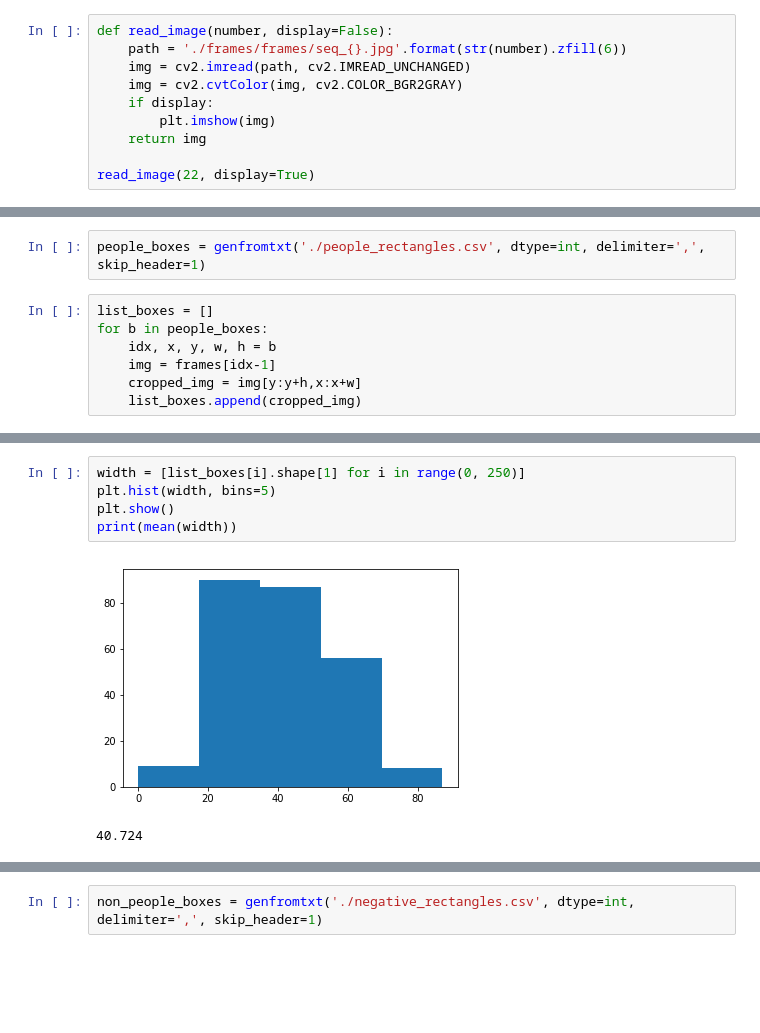
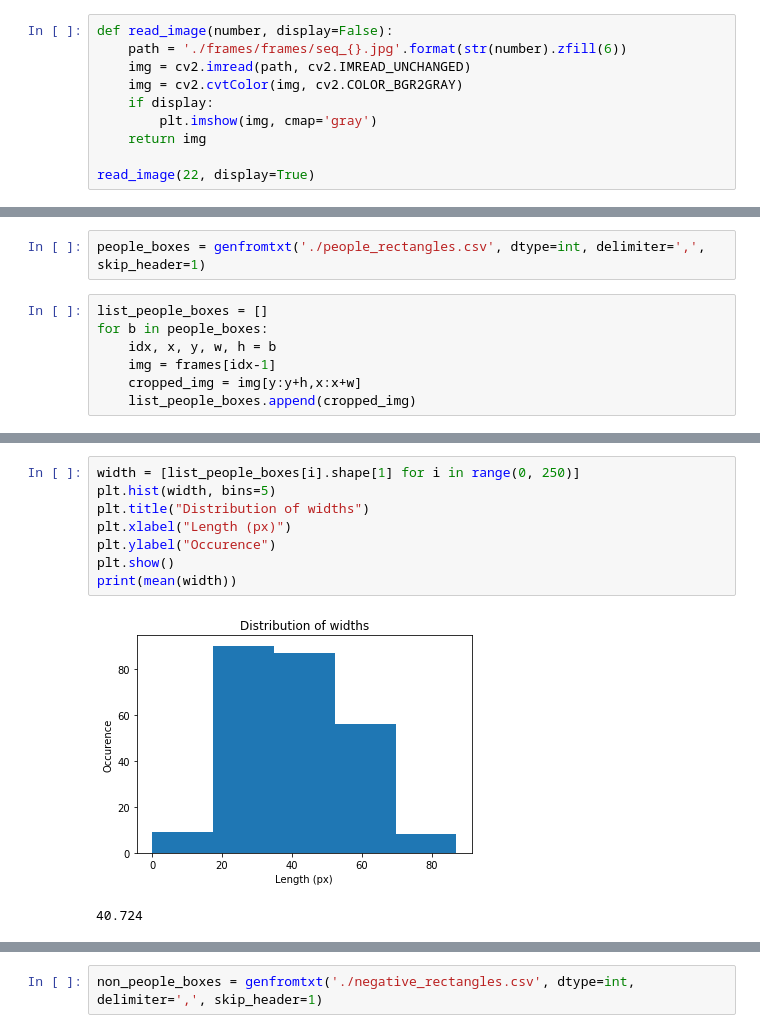
Before and after one commit to KarineMellata/ECSE415_FinalProject, a Jupyter notebook: Part2.ipynb, the cells around one changed output, grey strips where cells are left out. Cells and saved outputs as stored; diff of their text form; blank space fills up the shorter version.

```diff
--- a/Part2.ipynb
+++ b/Part2.ipynb
@@ -31,7 +33,7 @@ def read_image(number, display=False):
     img = cv2.imread(path, cv2.IMREAD_UNCHANGED)
     img = cv2.cvtColor(img, cv2.COLOR_BGR2GRAY)
     if display:
-        plt.imshow(img)
+        plt.imshow(img, cmap='gray')
     return img
 
 read_image(22, display=True)
@@ -65,10 +59,10 @@ print(len(frames))
 # %%
 people_boxes = genfromtxt('./people_rectangles.csv', dtype=int, delimiter=',', skip_header=1)
 # %%
-list_boxes = []
+list_people_boxes = []
 for b in people_boxes:
     idx, x, y, w, h = b
     img = frames[idx-1]
     cropped_img = img[y:y+h,x:x+w]
-    list_boxes.append(cropped_img)
+    list_people_boxes.append(cropped_img)
 # %%
@@ -81,11 +78,14 @@ print(mean(height))
 61.5
 # %%
-width = [list_boxes[i].shape[1] for i in range(0, 250)]
+width = [list_people_boxes[i].shape[1] for i in range(0, 250)]
 plt.hist(width, bins=5)
+plt.title("Distribution of widths")
+plt.xlabel("Length (px)")
+plt.ylabel("Occurence")
 plt.show()
 print(mean(width))
 # %% [output]
-[figure, old version]
+[figure, new version]
 40.724
 # %%
 # Shape distribution
```
Also changed, not shown: parts of 48 cells of this notebook.
